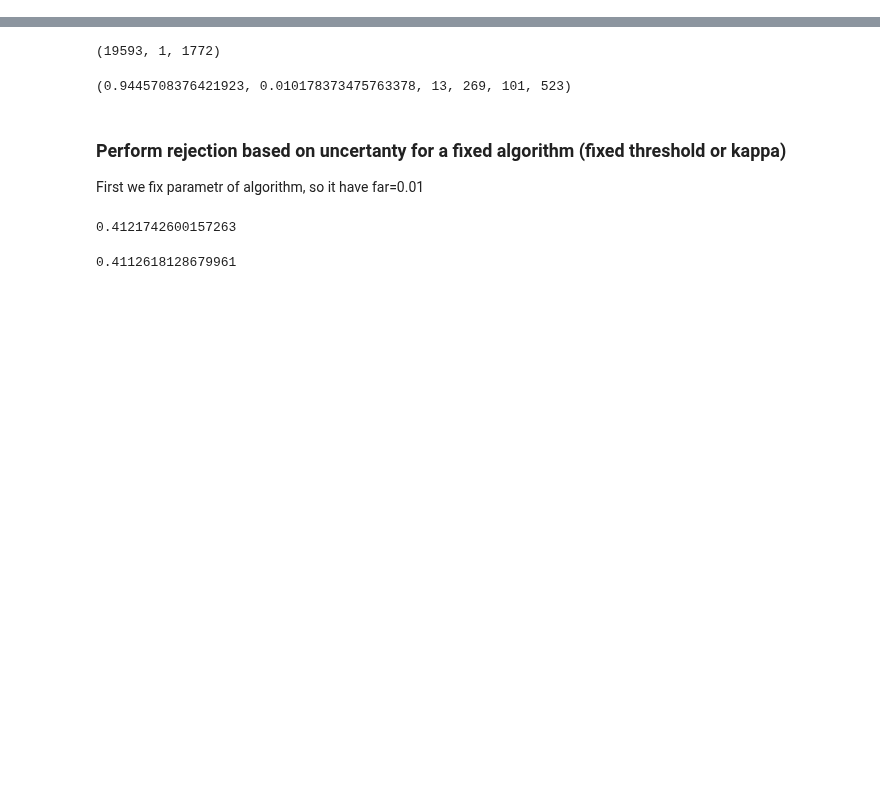
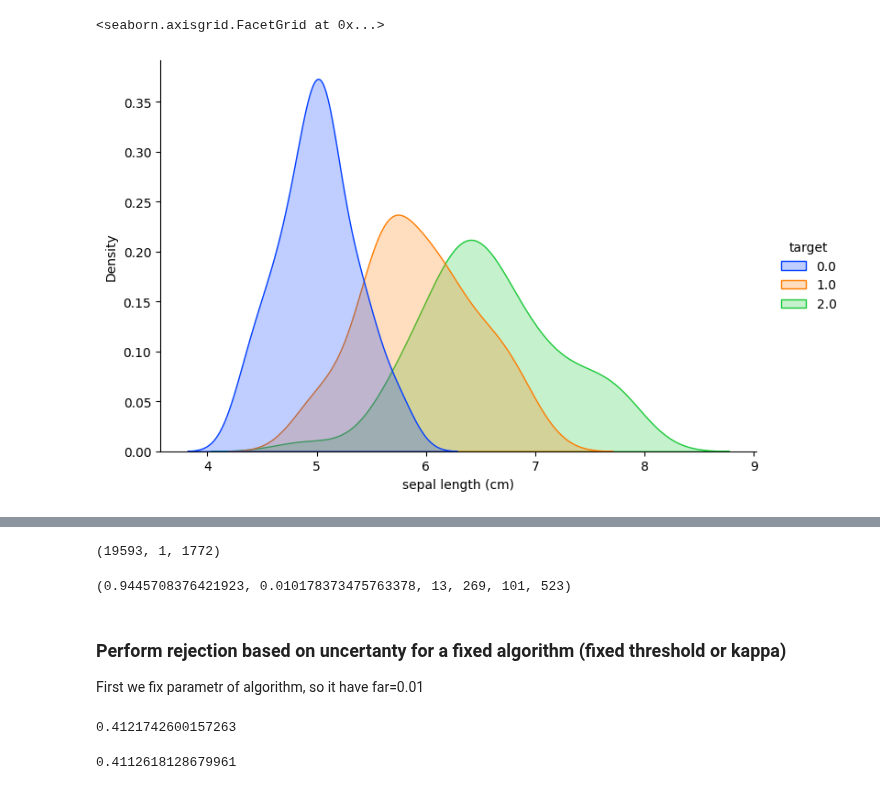
Before and after one commit to vanekek/face_ue, a Jupyter notebook: sandbox/vonMisesPred.ipynb, the cells around one changed output, grey strips where cells are left out. Saved outputs shown, nothing was run; the diff lists cells and outputs as text; code cells hidden in the pictures; blank space fills up the shorter version.

```diff
--- a/sandbox/vonMisesPred.ipynb
+++ b/sandbox/vonMisesPred.ipynb
@@ -15,0 +22,19 @@ from hydra.utils import instantiate
+# %%
+iris = load_iris()
+iris = pd.DataFrame(
+    data=np.c_[iris["data"], iris["target"]], columns=iris["feature_names"] + ["target"]
+)
+
+sns.displot(
+    data=iris,
+    x="sepal length (cm)",
+    hue="target",
+    kind="kde",
+    fill=True,
+    palette=sns.color_palette("bright")[:3],
+    height=5,
+    aspect=1.5,
+)
+# %% [output]
+<seaborn.axisgrid.FacetGrid at 0x...>
+[figure, added]
```
Also changed, not shown: parts of 2 cells of this notebook, 1 other file.
